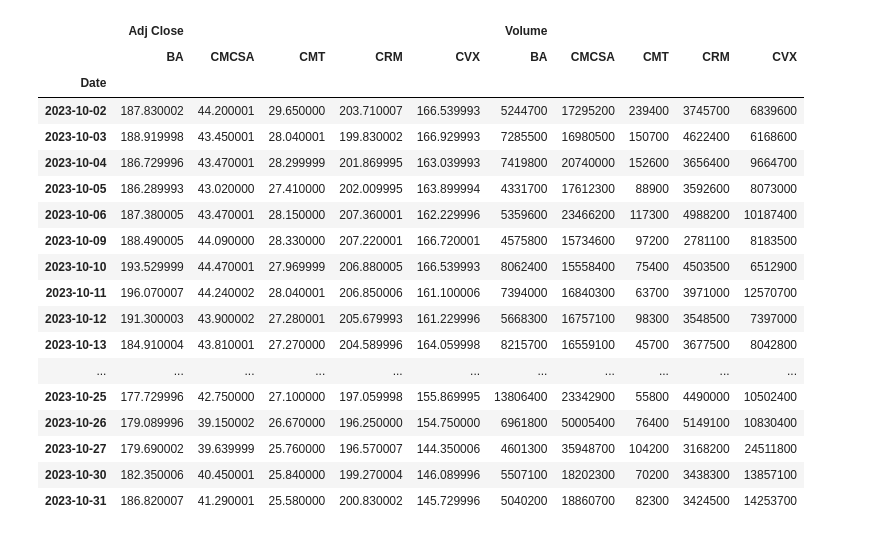
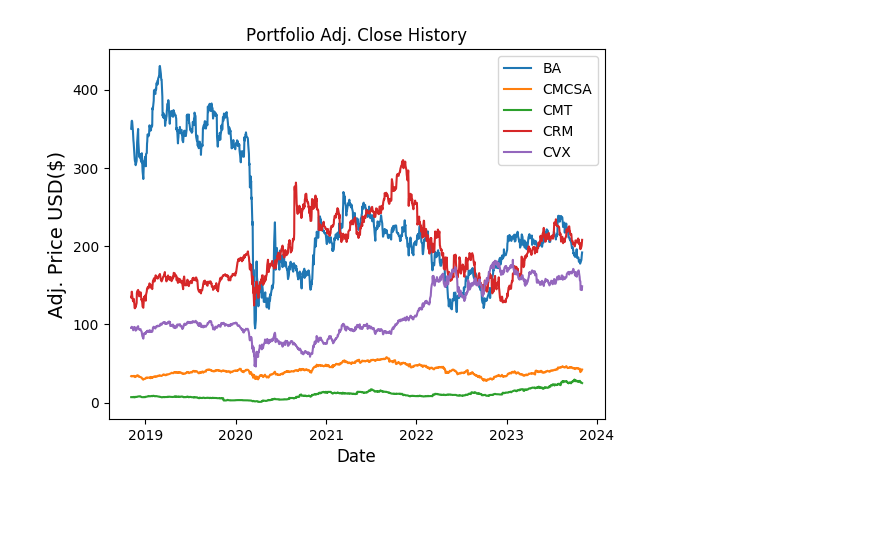
Before and after one commit to victorezealuma/Stock_Portfolio_Optimization, a Jupyter notebook: Portfolio_Opt_.ipynb, the cells around one changed output. Drawn from its saved outputs; the diff is of its cells as text; code cells hidden in the pictures; blank space fills up the shorter version.

```diff
--- a/Portfolio_Opt_.ipynb
+++ b/Portfolio_Opt_.ipynb
@@ -29,6 +8,8 @@ Requirement already satisfied: certifi>=2017.4.17 in /usr/local/lib/python3.10/d
 # %%
 # Importing python Libraries
-#import yfinance as yf
+import yfinance as yf
 import pandas as pd
 import numpy as np
 from datetime import datetime
+import matplotlib.pyplot as plt
+plt.style.use('_classic_test_patch')
@@ -67,22 +70,17 @@ df
-# %%
-df [['Adj Close', 'Volume']]
-# %% [output]
-|  | Adj Close |  |  |  |  | Volume |  |  |  |  |
-|  | BA | CMCSA | CMT | CRM | CVX | BA | CMCSA | CMT | CRM | CVX |
-| Date |  |  |  |  |  |  |  |  |  |  |
-| 2023-10-02 | 187.830002 | 44.200001 | 29.650000 | 203.710007 | 166.539993 | 5244700 | 17295200 | 239400 | 3745700 | 6839600 |
-| 2023-10-03 | 188.919998 | 43.450001 | 28.040001 | 199.830002 | 166.929993 | 7285500 | 16980500 | 150700 | 4622400 | 6168600 |
-| 2023-10-04 | 186.729996 | 43.470001 | 28.299999 | 201.869995 | 163.039993 | 7419800 | 20740000 | 152600 | 3656400 | 9664700 |
-| 2023-10-05 | 186.289993 | 43.020000 | 27.410000 | 202.009995 | 163.899994 | 4331700 | 17612300 | 88900 | 3592600 | 8073000 |
-| 2023-10-06 | 187.380005 | 43.470001 | 28.150000 | 207.360001 | 162.229996 | 5359600 | 23466200 | 117300 | 4988200 | 10187400 |
-| 2023-10-09 | 188.490005 | 44.090000 | 28.330000 | 207.220001 | 166.720001 | 4575800 | 15734600 | 97200 | 2781100 | 8183500 |
-| 2023-10-10 | 193.529999 | 44.470001 | 27.969999 | 206.880005 | 166.539993 | 8062400 | 15558400 | 75400 | 4503500 | 6512900 |
-| 2023-10-11 | 196.070007 | 44.240002 | 28.040001 | 206.850006 | 161.100006 | 7394000 | 16840300 | 63700 | 3971000 | 12570700 |
-| 2023-10-12 | 191.300003 | 43.900002 | 27.280001 | 205.679993 | 161.229996 | 5668300 | 16757100 | 98300 | 3548500 | 7397000 |
-| 2023-10-13 | 184.910004 | 43.810001 | 27.270000 | 204.589996 | 164.059998 | 8215700 | 16559100 | 45700 | 3677500 | 8042800 |
-| ... | ... | ... | ... | ... | ... | ... | ... | ... | ... | ... |
-| 2023-10-25 | 177.729996 | 42.750000 | 27.100000 | 197.059998 | 155.869995 | 13806400 | 23342900 | 55800 | 4490000 | 10502400 |
-| 2023-10-26 | 179.089996 | 39.150002 | 26.670000 | 196.250000 | 154.750000 | 6961800 | 50005400 | 76400 | 5149100 | 10830400 |
-| 2023-10-27 | 179.690002 | 39.639999 | 25.760000 | 196.570007 | 144.350006 | 4601300 | 35948700 | 104200 | 3168200 | 24511800 |
-| 2023-10-30 | 182.350006 | 40.450001 | 25.840000 | 199.270004 | 146.089996 | 5507100 | 18202300 | 70200 | 3438300 | 13857100 |
-| 2023-10-31 | 186.820007 | 41.290001 | 25.580000 | 200.830002 | 145.729996 | 5040200 | 18860700 | 82300 | 3424500 | 14253700 |
+# %%
+# Visual for the stock/Portfolio
+
+title = 'Portfolio Adj. Close History'
+
+stocks = df
+
+for c in stocks.columns.values:
+  plt.plot(stocks[c], label = c)
+
+plt.title(title)
+plt.xlabel('Date', fontsize = 12)
+plt.ylabel('Adj. Price USD($)', fontsize = 14)
+plt.legend(stocks.columns.values, loc = 'upper right')
+plt.show()
+# %% [output]
+[figure, added]
```
Also changed, not shown: parts of 8 cells of this notebook.
